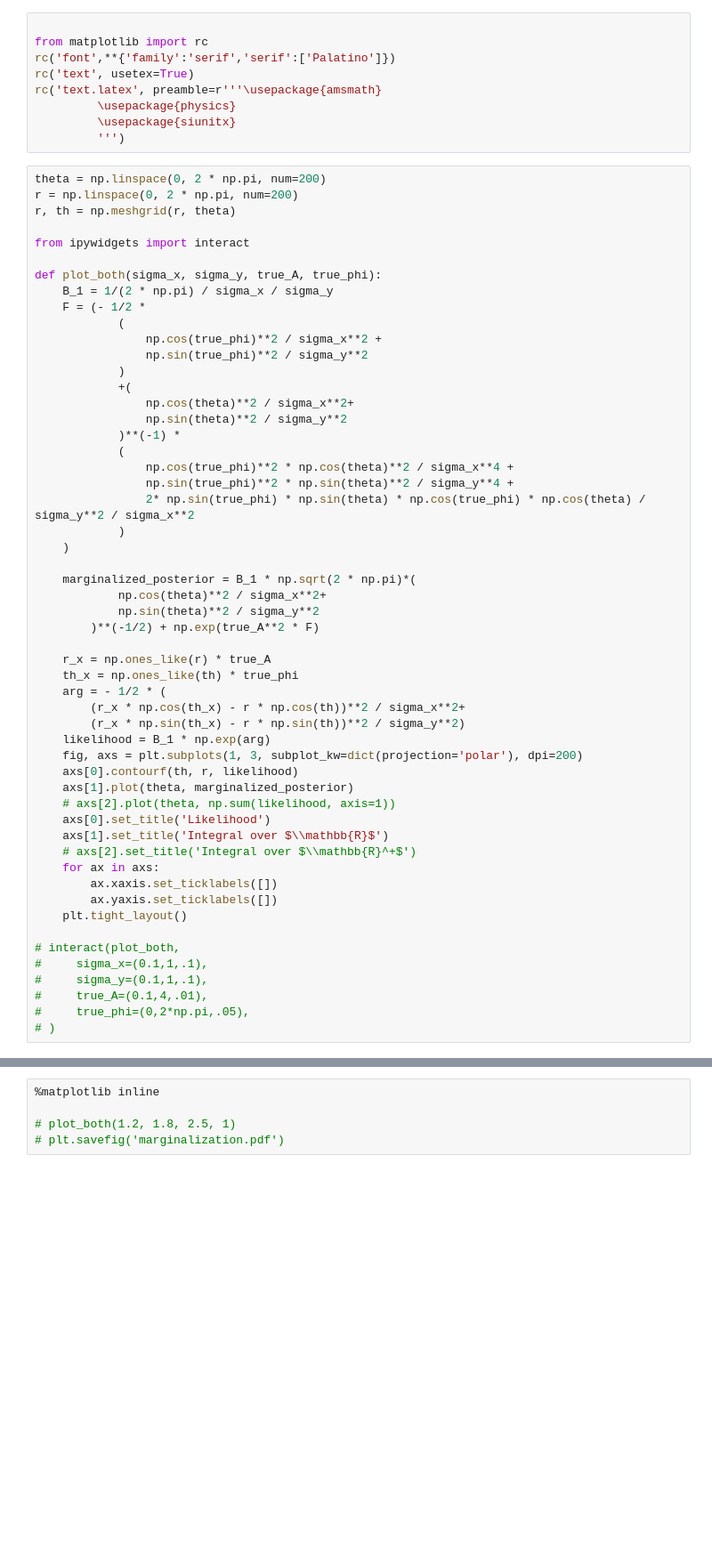
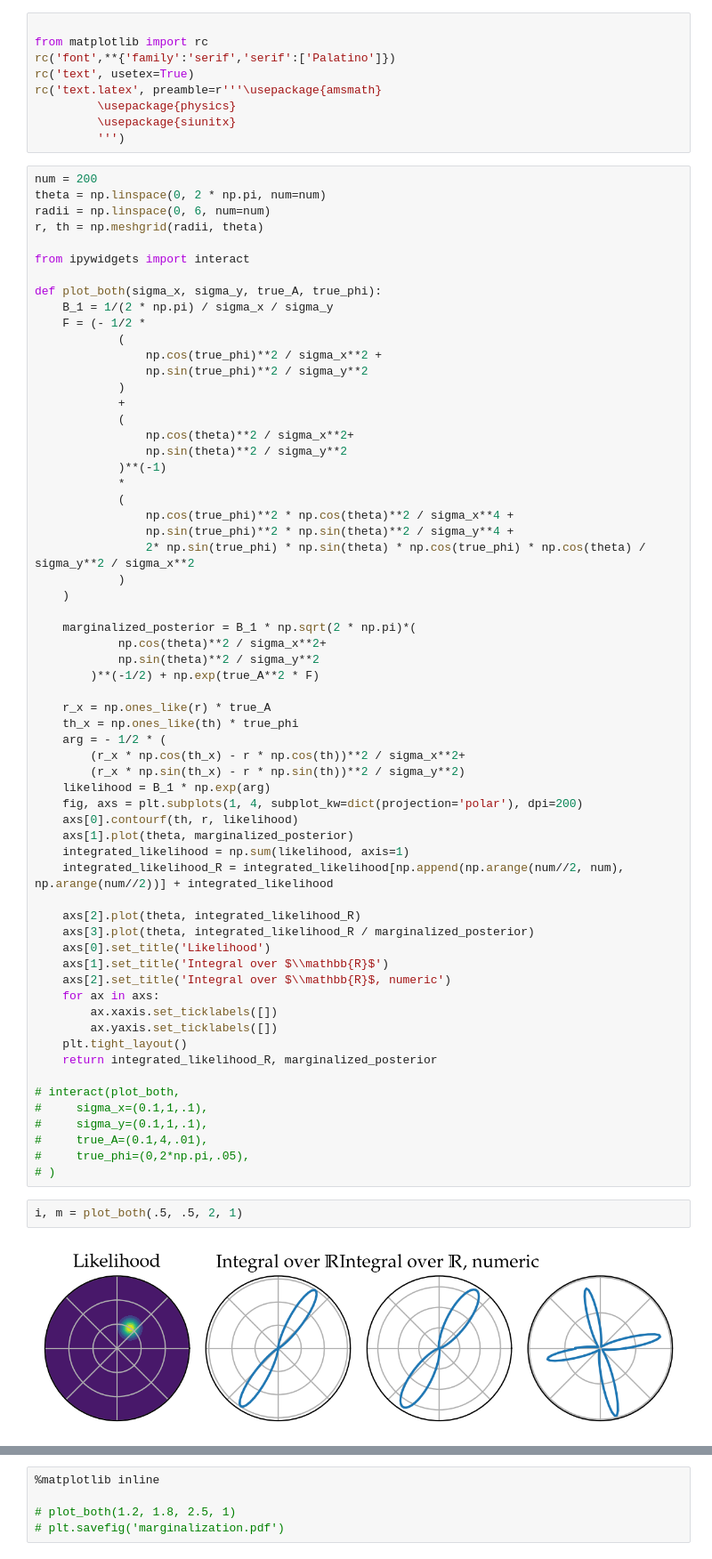
Before and after one commit to jacopok/notes, a Jupyter notebook: ap_third_semester/astrostat_homework/circular_marginalization.ipynb, the cells around one changed output, grey strips where cells are left out. Shown at 89% size. Saved outputs shown, nothing was run; the diff lists cells and outputs as text; blank space fills up the shorter version.

```diff
--- a/ap_third_semester/astrostat_homework/circular_marginalization.ipynb
+++ b/ap_third_semester/astrostat_homework/circular_marginalization.ipynb
@@ -8,9 +8,10 @@ rc('text.latex', preamble=r'''\usepackage{amsmath}
          \usepackage{siunitx}
          ''')
 # %%
-theta = np.linspace(0, 2 * np.pi, num=200)
-r = np.linspace(0, 2 * np.pi, num=200)
-r, th = np.meshgrid(r, theta)
+num = 200
+theta = np.linspace(0, 2 * np.pi, num=num)
+radii = np.linspace(0, 6, num=num)
+r, th = np.meshgrid(radii, theta)
 
 from ipywidgets import interact
 
@@ -21,10 +22,12 @@ def plot_both(sigma_x, sigma_y, true_A, true_phi):
                 np.cos(true_phi)**2 / sigma_x**2 +
                 np.sin(true_phi)**2 / sigma_y**2
             )
-            +(
+            +
+            (
                 np.cos(theta)**2 / sigma_x**2+
                 np.sin(theta)**2 / sigma_y**2
-            )**(-1) *
+            )**(-1)
+            *
             (
                 np.cos(true_phi)**2 * np.cos(theta)**2 / sigma_x**4 +
                 np.sin(true_phi)**2 * np.sin(theta)**2 / sigma_y**4 +
@@ -43,17 +46,22 @@ def plot_both(sigma_x, sigma_y, true_A, true_phi):
         (r_x * np.cos(th_x) - r * np.cos(th))**2 / sigma_x**2+
         (r_x * np.sin(th_x) - r * np.sin(th))**2 / sigma_y**2)
     likelihood = B_1 * np.exp(arg)
-    fig, axs = plt.subplots(1, 3, subplot_kw=dict(projection='polar'), dpi=200)
+    fig, axs = plt.subplots(1, 4, subplot_kw=dict(projection='polar'), dpi=200)
     axs[0].contourf(th, r, likelihood)
     axs[1].plot(theta, marginalized_posterior)
-    # axs[2].plot(theta, np.sum(likelihood, axis=1))
+    integrated_likelihood = np.sum(likelihood, axis=1)
+    integrated_likelihood_R = integrated_likelihood[np.append(np.arange(num//2, num), np.arange(num//2))] + integrated_likelihood
+
+    axs[2].plot(theta, integrated_likelihood_R)
+    axs[3].plot(theta, integrated_likelihood_R / marginalized_posterior)
     axs[0].set_title('Likelihood')
     axs[1].set_title('Integral over $\\mathbb{R}$')
-    # axs[2].set_title('Integral over $\\mathbb{R}^+$')
+    axs[2].set_title('Integral over $\\mathbb{R}$, numeric')
     for ax in axs:
         ax.xaxis.set_ticklabels([])
         ax.yaxis.set_ticklabels([])
     plt.tight_layout()
+    return integrated_likelihood_R, marginalized_posterior
 
 # interact(plot_both,
 #     sigma_x=(0.1,1,.1),
@@ -61,3 +69,7 @@ def plot_both(sigma_x, sigma_y, true_A, true_phi):
 #     true_A=(0.1,4,.01),
 #     true_phi=(0,2*np.pi,.05),
 # )
+# %%
+i, m = plot_both(.5, .5, 2, 1)
+# %% [output]
+[figure, added]
```
Also changed, not shown: parts of 1 cell of this notebook, 4 other files.
